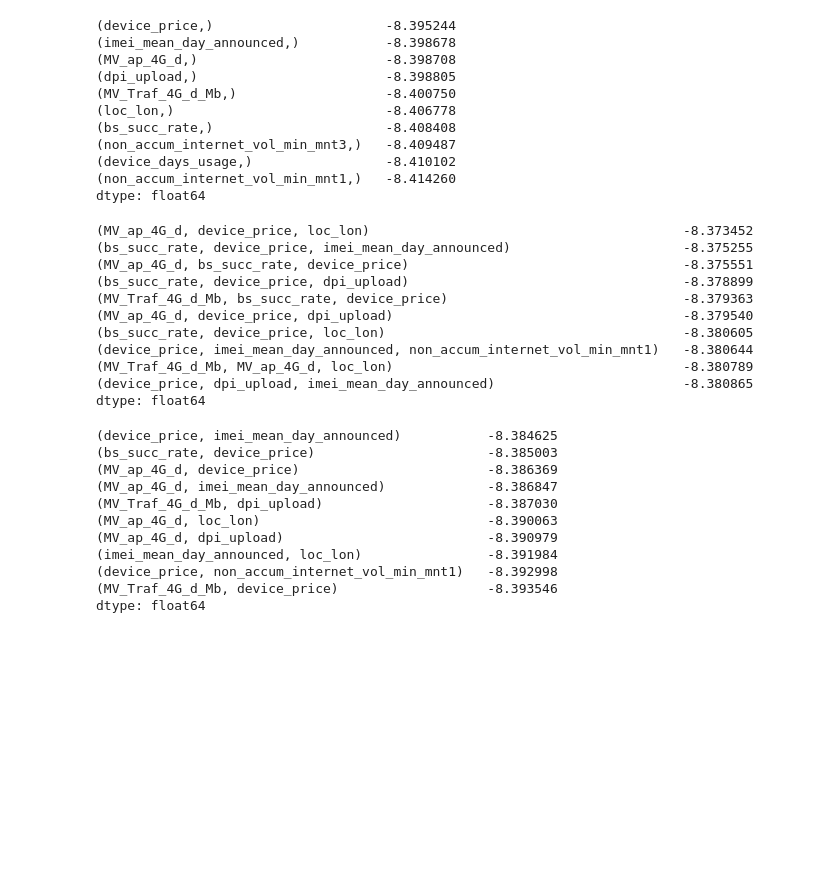
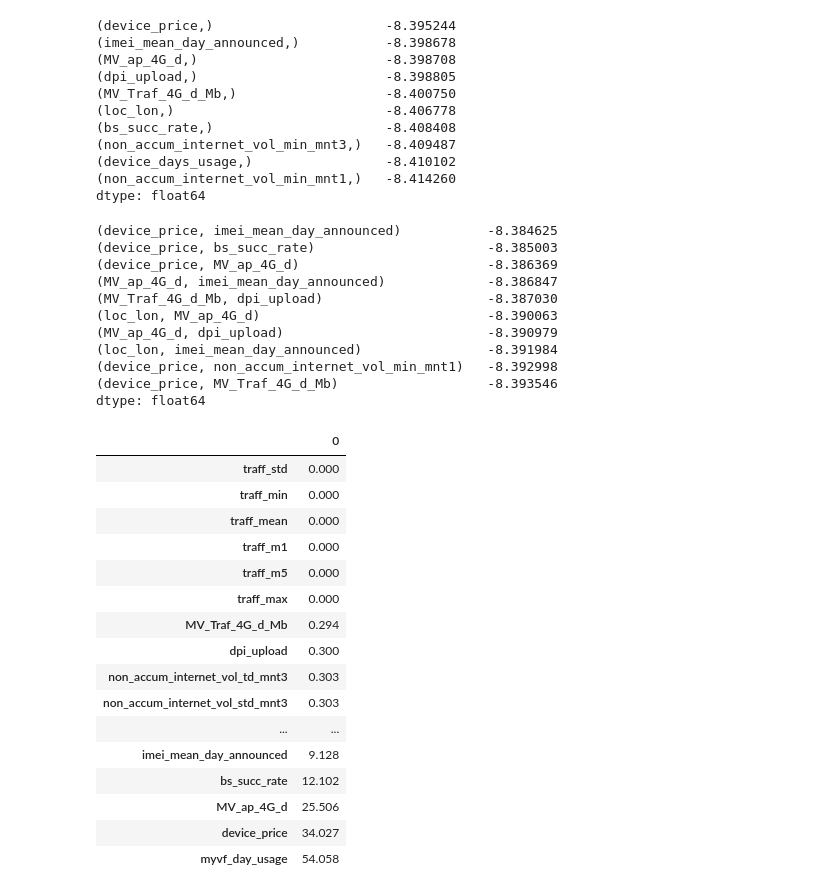
Before and after one commit to dmashchenko/vodafone-diploma, a Jupyter notebook: ml/notebook/feature-selection.ipynb, the cells around one changed output. Saved outputs shown, nothing was run; the diff lists cells and outputs as text; code cells hidden in the pictures; blank space fills up the shorter version.

```diff
--- a/ml/notebook/feature-selection.ipynb
+++ b/ml/notebook/feature-selection.ipynb
@@ -146,33 +134,37 @@ results[0].sort_values(ascending=False)[:10]
 (non_accum_internet_vol_min_mnt1,)   -8.414260
 dtype: float64
 # %%
-results[1].sort_values(ascending=False)[:10]
+result[1].sort_values(ascending=False)[:10]
 # %% [output]
-(MV_ap_4G_d, device_price, loc_lon)                                        -8.373452
-(bs_succ_rate, device_price, imei_mean_day_announced)                      -8.375255
-(MV_ap_4G_d, bs_succ_rate, device_price)                                   -8.375551
-(bs_succ_rate, device_price, dpi_upload)                                   -8.378899
-(MV_Traf_4G_d_Mb, bs_succ_rate, device_price)                              -8.379363
-(MV_ap_4G_d, device_price, dpi_upload)                                     -8.379540
-(bs_succ_rate, device_price, loc_lon)                                      -8.380605
-(device_price, imei_mean_day_announced, non_accum_internet_vol_min_mnt1)   -8.380644
-(MV_Traf_4G_d_Mb, MV_ap_4G_d, loc_lon)                                     -8.380789
-(device_price, dpi_upload, imei_mean_day_announced)                        -8.380865
+(device_price, imei_mean_day_announced)           -8.384625
+(device_price, bs_succ_rate)                      -8.385003
+(device_price, MV_ap_4G_d)                        -8.386369
+(MV_ap_4G_d, imei_mean_day_announced)             -8.386847
+(MV_Traf_4G_d_Mb, dpi_upload)                     -8.387030
+(loc_lon, MV_ap_4G_d)                             -8.390063
+(MV_ap_4G_d, dpi_upload)                          -8.390979
+(loc_lon, imei_mean_day_announced)                -8.391984
+(device_price, non_accum_internet_vol_min_mnt1)   -8.392998
+(device_price, MV_Traf_4G_d_Mb)                   -8.393546
 dtype: float64
-# %%
-results[2].sort_values(ascending=False)[:10]
-# %% [output]
-(device_price, imei_mean_day_announced)           -8.384625
-(bs_succ_rate, device_price)                      -8.385003
-(MV_ap_4G_d, device_price)                        -8.386369
-(MV_ap_4G_d, imei_mean_day_announced)             -8.386847
-(MV_Traf_4G_d_Mb, dpi_upload)                     -8.387030
-(MV_ap_4G_d, loc_lon)                             -8.390063
-(MV_ap_4G_d, dpi_upload)                          -8.390979
-(imei_mean_day_announced, loc_lon)                -8.391984
-(device_price, non_accum_internet_vol_min_mnt1)   -8.392998
-(MV_Traf_4G_d_Mb, device_price)                   -8.393546
-dtype: float64
 # %%
-pd.DataFrame((X_train[feat].isnull().mean() * 100).apply(lambda x: round(x, 3))).sort_values(by=0)
+pd.DataFrame((X_train[boruta_features.index].isnull().mean() * 100).apply(lambda x: round(x, 3))).sort_values(by=0)
+# %% [output]
+|  | 0 |
+| traff_std | 0.000 |
+| traff_min | 0.000 |
+| traff_mean | 0.000 |
+| traff_m1 | 0.000 |
+| traff_m5 | 0.000 |
+| traff_max | 0.000 |
+| MV_Traf_4G_d_Mb | 0.294 |
+| dpi_upload | 0.300 |
+| non_accum_internet_vol_td_mnt3 | 0.303 |
+| non_accum_internet_vol_std_mnt3 | 0.303 |
+| ... | ... |
+| imei_mean_day_announced | 9.128 |
+| bs_succ_rate | 12.102 |
+| MV_ap_4G_d | 25.506 |
+| device_price | 34.027 |
+| myvf_day_usage | 54.058 |
 # %%
```
Also changed, not shown: parts of 16 cells of this notebook.
